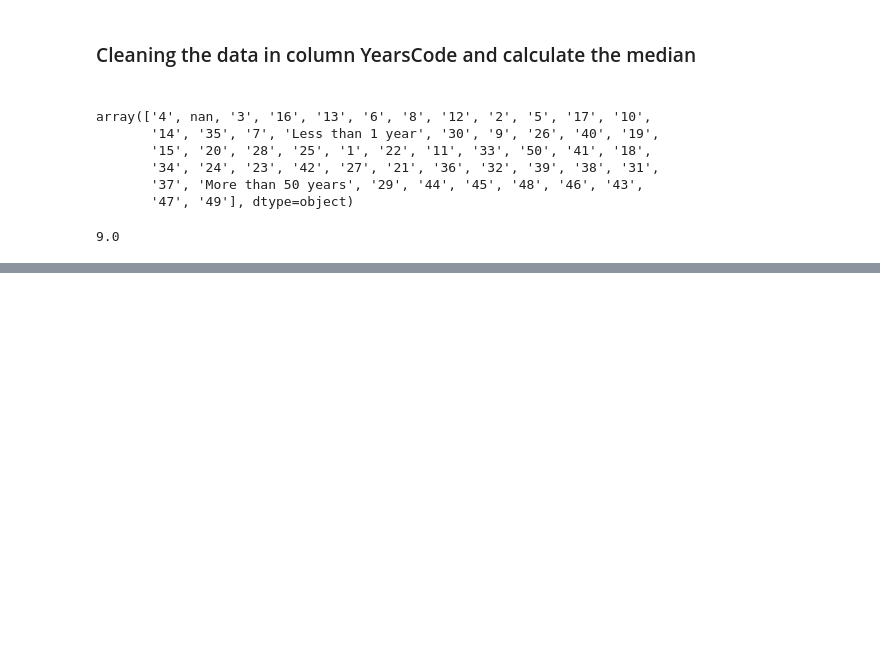
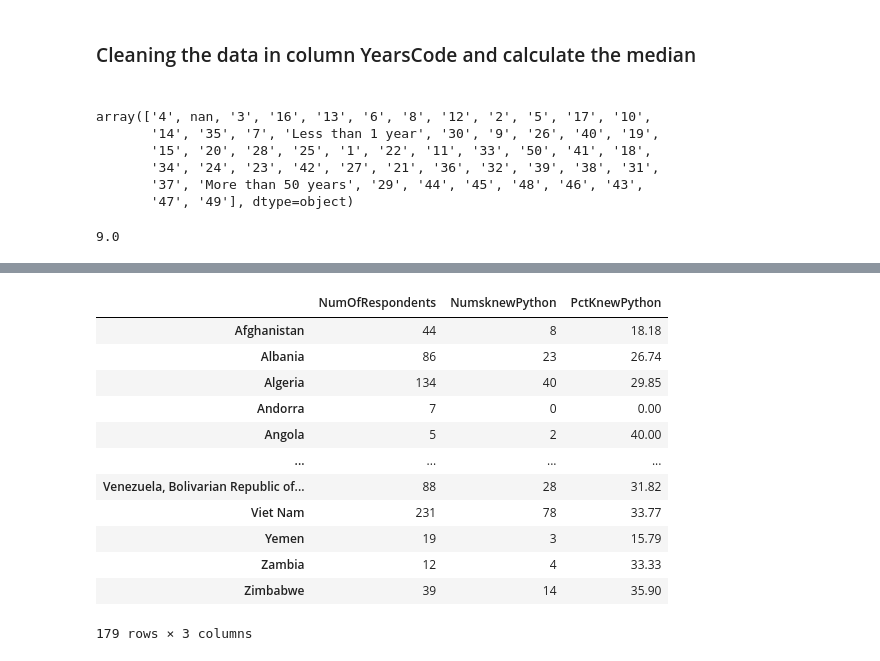
Before and after one commit to justaplan/stack_overflow_survey_analysis, a Jupyter notebook: stack_overflow_survey.ipynb, the cells around one changed output, grey strips where cells are left out. Drawn from its saved outputs; the diff is of its cells as text; code cells hidden in the pictures; blank space fills up the shorter version.

```diff
--- a/stack_overflow_survey.ipynb
+++ b/stack_overflow_survey.ipynb
@@ -185,0 +234,8 @@ df["YearsCode"].median()
+# %%
+# Create the necessary series
+country_respondents = df["Country"].value_counts()
+country_know_python = df.groupby("Country")["LanguageWorkedWith"].apply(lambda x: x.str.contains("Python").sum())
+# %%
+# Combine Series to new DataFrame
+python_df = pd.concat([country_respondents,country_know_python], axis="columns",sort=True)
+python_df.head()
@@ -185,0 +249,3 @@ df["YearsCode"].median()
+# %%
+# Raname the column
+python_df.rename(columns={"Country": "NumOfRespondents","LanguageWorkedWith": "NumsknewPython"},inplace=True)
@@ -185,0 +261,4 @@ df["YearsCode"].median()
+# %%
+## Calculate the percentage knew python and add in to brand new column
+python_df["PctKnewPython"] = round((python_df["NumsknewPython"] / python_df["NumOfRespondents"]) * 100,2)
+python_df.head()
@@ -185,0 +272,17 @@ df["YearsCode"].median()
+# %%
+## Sort Values
+python_df.sort_index(ascending=True)
+# %% [output]
+|  | NumOfRespondents | NumsknewPython | PctKnewPython |
+| Afghanistan | 44 | 8 | 18.18 |
+| Albania | 86 | 23 | 26.74 |
+| Algeria | 134 | 40 | 29.85 |
+| Andorra | 7 | 0 | 0.00 |
+| Angola | 5 | 2 | 40.00 |
+| ... | ... | ... | ... |
+| Venezuela, Bolivarian Republic of... | 88 | 28 | 31.82 |
+| Viet Nam | 231 | 78 | 33.77 |
+| Yemen | 19 | 3 | 15.79 |
+| Zambia | 12 | 4 | 33.33 |
+| Zimbabwe | 39 | 14 | 35.90 |
+179 rows × 3 columns
```
Also changed, not shown: parts of 12 cells of this notebook.
